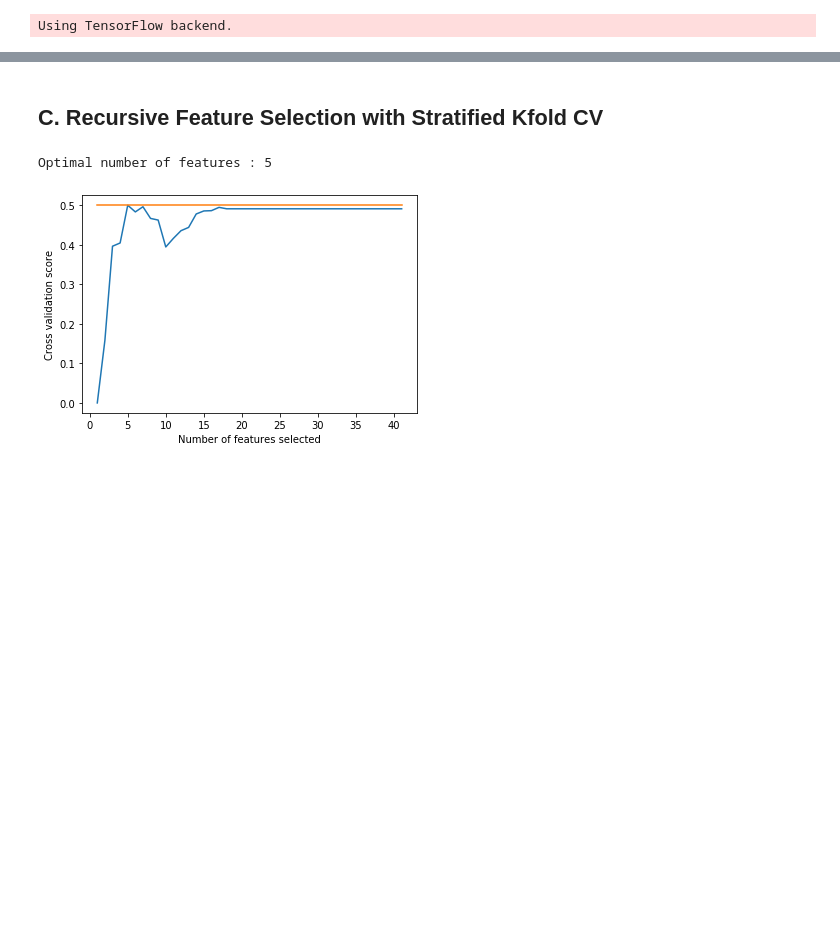
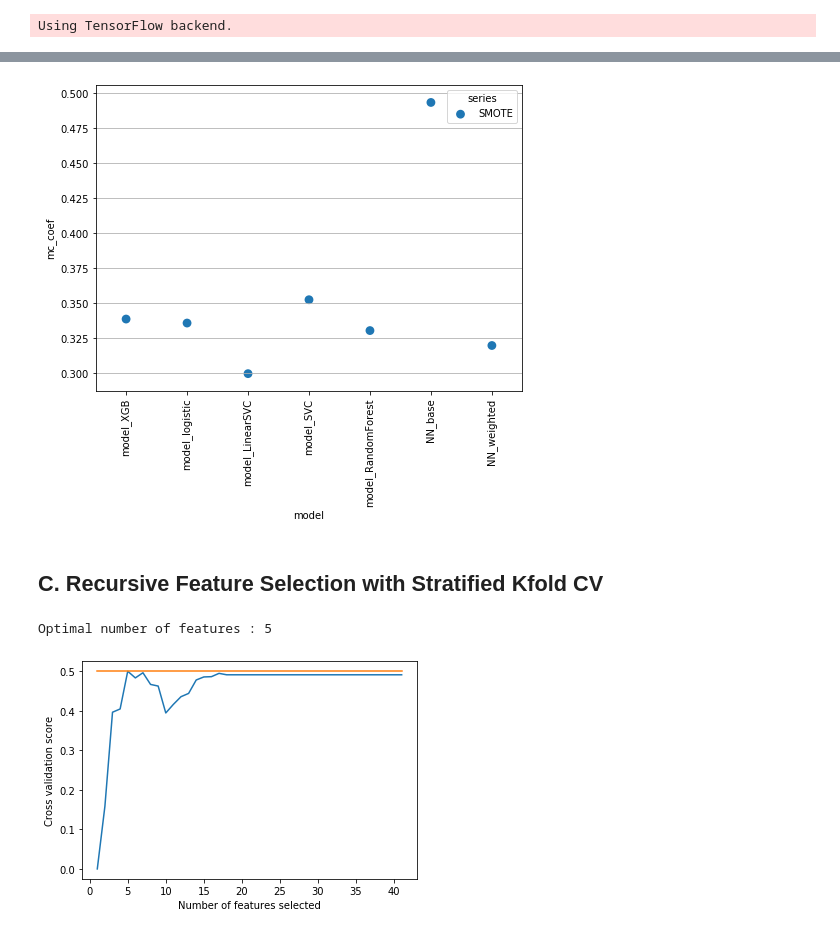
Before and after one commit to HenrikPereira/EDSBproject, a Jupyter notebook: Scripts/Data_models.ipynb, the cells around one changed output, grey strips where cells are left out. Saved outputs shown, nothing was run; the diff lists cells and outputs as text; code cells hidden in the pictures; blank space fills up the shorter version.

Commit message:
Checkpoint predictive data models

```diff
--- a/Scripts/Data_models.ipynb
+++ b/Scripts/Data_models.ipynb
@@ -1093,6 +1100,7 @@ from imblearn.over_sampling import SMOTE
 Using TensorFlow backend.
 # %%
 train_features_res, train_labels_res = SMOTE().fit_resample(train_features, train_labels)
+train_feat_norm_res = minmax.fit_transform(train_features_res)
 # %%
 #m_summary = save_metrics(m_summary, 'model_XGB', test_labels, model_XGB.predict_proba(test_features)[:, 1], split_data='test')
 
@@ -1125,0 +1218,19 @@ Training on fold 10/10...
+# %%
+#m_summary = save_metrics(m_summary, 'model_RandomForest', test_labels, model_RandomForest.predict_proba(test_features)[:, 1], split_data='test')
+
+# Instantiate the cross validator
+skf = StratifiedKFold(n_splits=n_folds, shuffle=True)
+
+# Loop through the indices the split() method returns
+for index, (train_indices, val_indices) in enumerate(skf.split(train_feat_norm_res, train_labels_res)):
+    print("Training on fold " + str(index+1) + "/" + str(skf.n_splits) + "...")
+    # Generate batches from indices
+    xtrain, xval = train_feat_norm_res[train_indices], train_feat_norm_res[val_indices]
+    ytrain, yval = train_labels_res[train_indices], train_labels_res[val_indices]
+
+    # train model
+    model_RandomForest.fit(xtrain, ytrain)
+
+    m_summary = save_metrics(m_summary, 'model_RandomForest', ytrain, model_RandomForest.predict_proba(xtrain)[:, 1], split_data='train', series='SMOTE')
+    m_summary = save_metrics(m_summary, 'model_RandomForest', yval, model_RandomForest.predict_proba(xval)[:, 1], split_data='val', series='SMOTE')
+print('...Done')
@@ -1126,3 +1387,25 @@ Training on fold 10/10...
+# %%
+m_summary = save_metrics(m_summary, 'model_XGB', test_labels, model_XGB.predict_proba(test_features)[:, 1], split_data='test1', series='SMOTE')
+m_summary = save_metrics(m_summary, 'model_logistic', test_labels, model_logistic.predict_proba(test_features)[:, 1], split_data='test1', series='SMOTE')
+m_summary = save_metrics(m_summary, 'model_LinearSVC', test_labels, model_LinearSVC.decision_function(test_features), split_data='test1', series='SMOTE')
+m_summary = save_metrics(m_summary, 'model_SVC', test_labels, model_SVC.predict_proba(test_features)[:, 1], split_data='test1', series='SMOTE')
+m_summary = save_metrics(m_summary, 'model_RandomForest', test_labels, model_RandomForest.predict_proba(test_features)[:, 1], split_data='test1', series='SMOTE')
+m_summary = save_metrics(m_summary, 'NN_base', test_labels, model_keras.predict_proba(test_features), batch_size=BATCH_SIZE, split_data='test1', series='SMOTE')
+m_summary = save_metrics(m_summary, 'NN_weighted', test_labels, model_keras_w.predict_proba(test_features), batch_size=BATCH_SIZE, split_data='test1', series='SMOTE')
+# %%
+plt.figure(figsize=(7, 5))
+plt.grid('major', axis='y')
+sb.pointplot(
+    x=m_summary[m_summary['data'] == 'test1']['model'],
+    y=m_summary[m_summary['data'] == 'test1']['mc_coef'],
+    hue=m_summary[m_summary['data'] == 'test1']['series'],
+    linestyles=''
+)
+plt.tight_layout()
+plt.xticks(rotation=90)
+plt.show()
+# %% [output]
+[figure, added]
 # %% [markdown]
 ## C. Recursive Feature Selection with Stratified Kfold CV
 # %%
```
Also changed, not shown: parts of 10 cells of this notebook, 2 other files.
